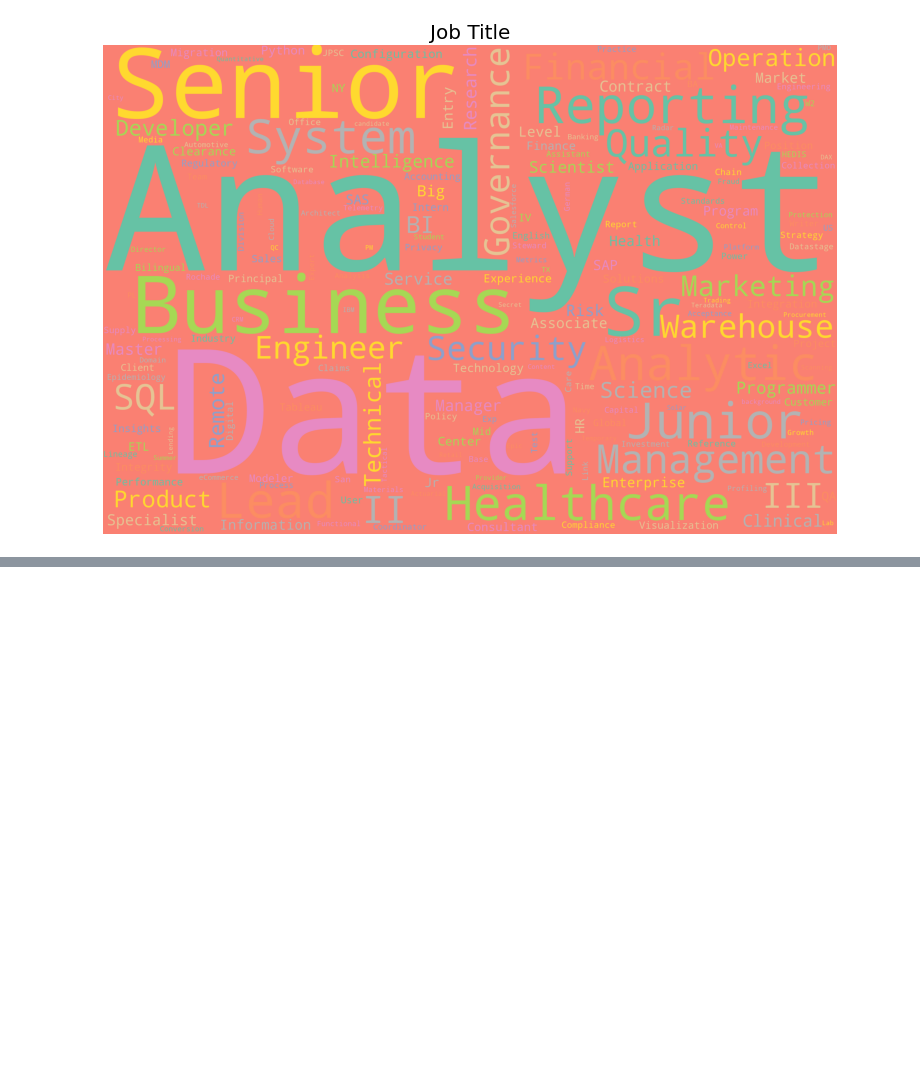
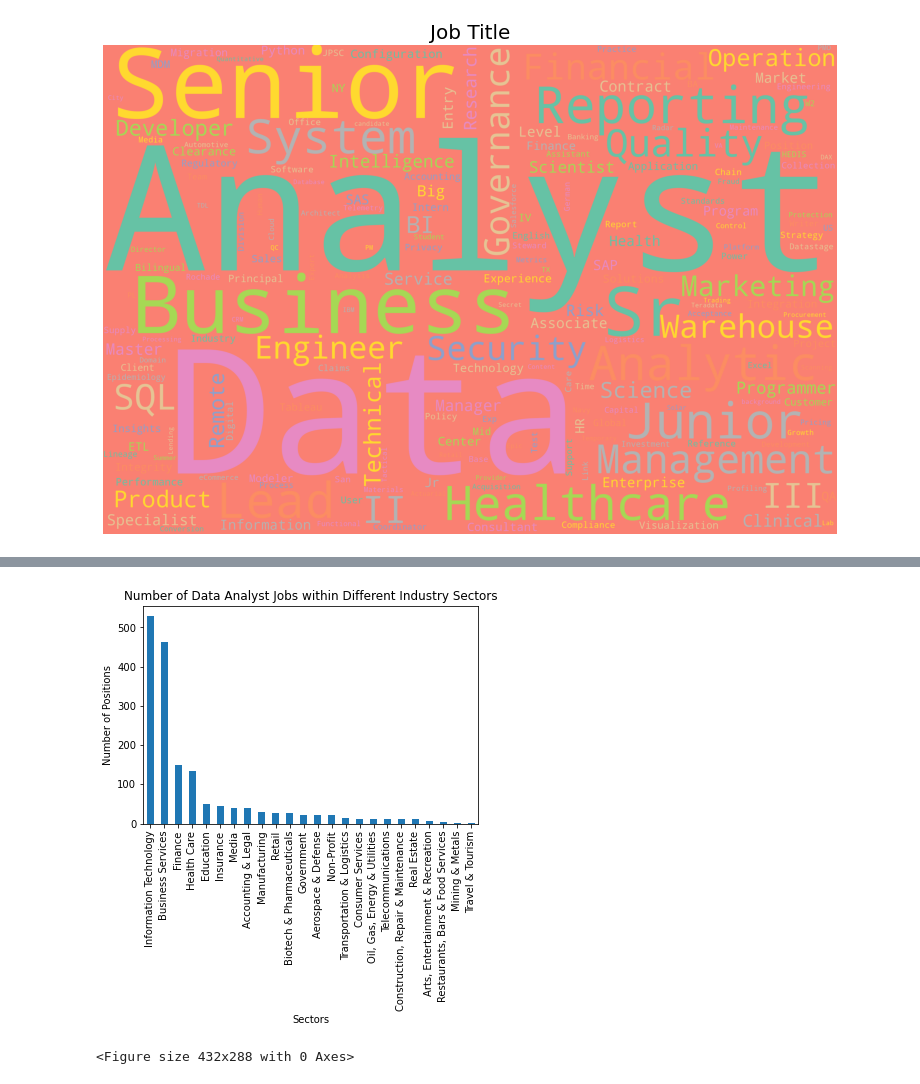
Before and after one commit to blaylockmatt/DataAnalystJobProspects, a Jupyter notebook: DataAnalystJobs.ipynb, the cells around one changed output, grey strips where cells are left out. Saved outputs shown, nothing was run; the diff lists cells and outputs as text; code cells hidden in the pictures; blank space fills up the shorter version.

```diff
--- a/DataAnalystJobs.ipynb
+++ b/DataAnalystJobs.ipynb
@@ -213,0 +230,14 @@ plt.show()
+# %%
+count_sector = sector.plot(kind='bar')
+
+# Set the xlabel and ylabel using class methods
+
+plt.xlabel('Sectors')
+plt.ylabel('Number of Positions')
+plt.title("Number of Data Analyst Jobs within Different Industry Sectors")
+
+plt.show()
+plt.tight_layout()
+# %% [output]
+[figure, added]
+<Figure size 432x288 with 0 Axes>
```
Also changed, not shown: parts of 9 cells of this notebook.
